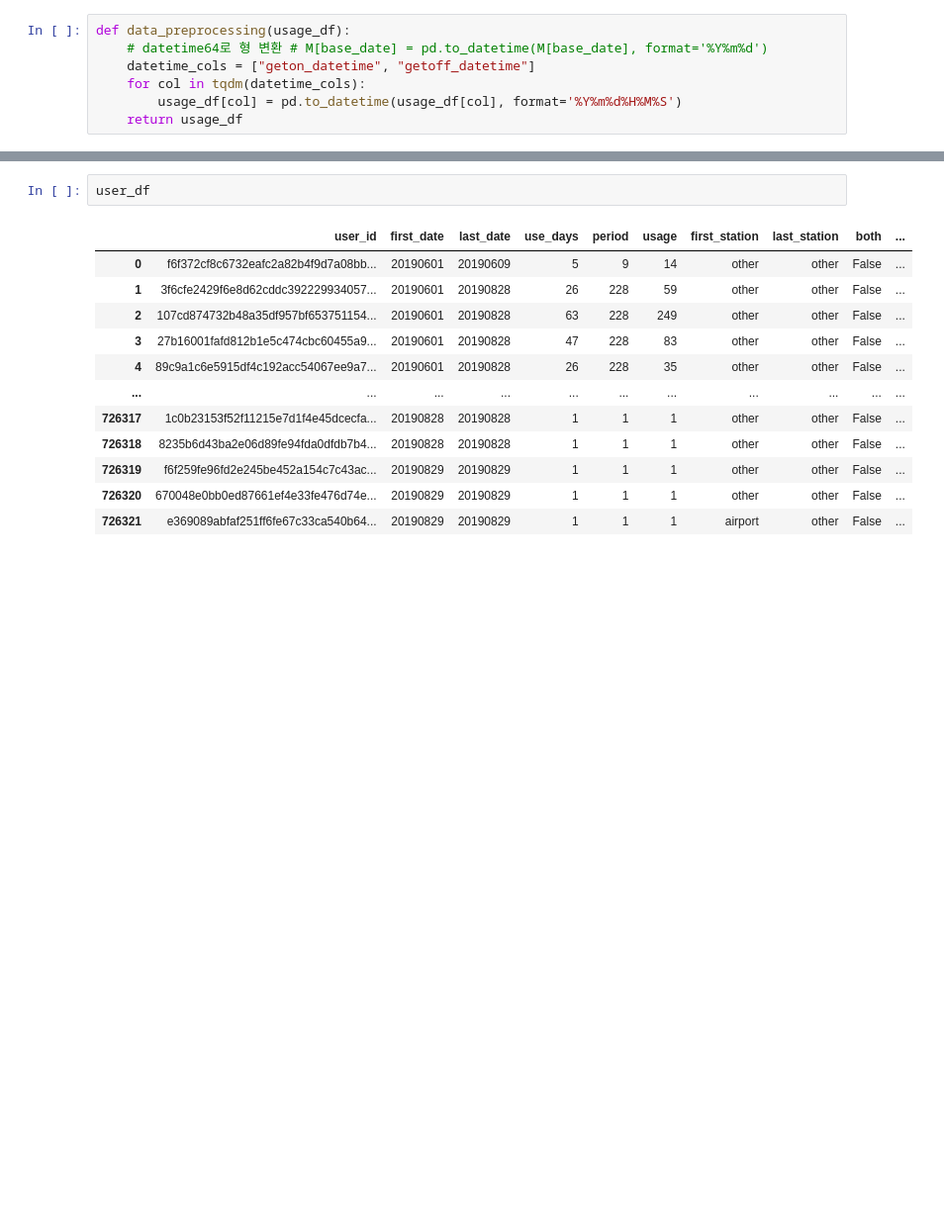
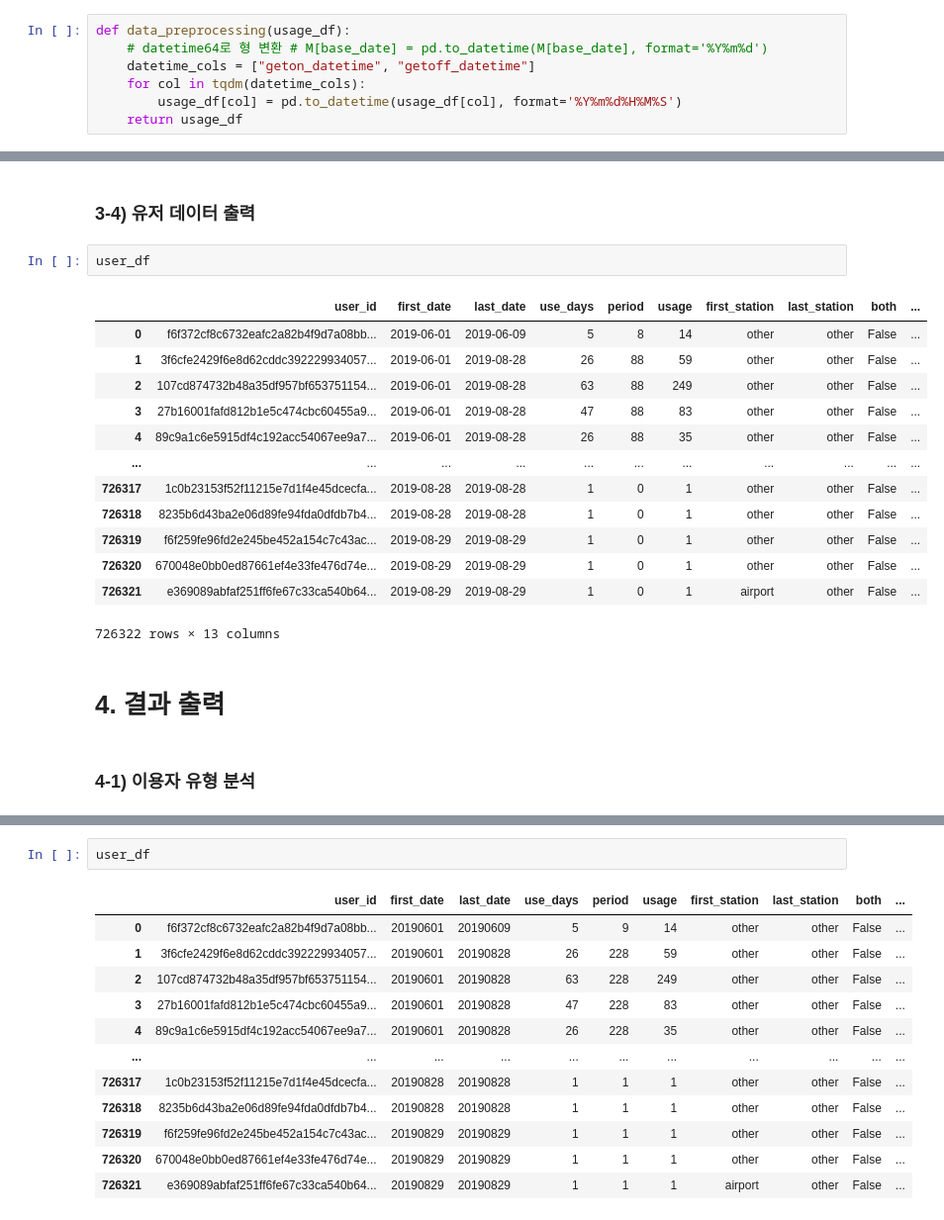
Before and after one commit to hoonisone/2020_jeju-bus-tag_data-analysis, a Jupyter notebook: 1. 사용자 정보 추출.ipynb, the cells around one changed output, grey strips where cells are left out. Shown: that part at 99% size. Saved outputs shown, nothing was run; the diff lists cells and outputs as text; blank space fills up the shorter version.

```diff
--- a/1. 사용자 정보 추출.ipynb
+++ b/1. 사용자 정보 추출.ipynb
@@ -213,0 +178,22 @@ plt.show()
+# %% [markdown]
+### 3-4) 유저 데이터 출력
+# %%
+user_df
+# %% [output]
+|  | user_id | first_date | last_date | use_days | period | usage | first_station | last_station | both | ... |
+| 0 | f6f372cf8c6732eafc2a82b4f9d7a08bb... | 2019-06-01 | 2019-06-09 | 5 | 8 | 14 | other | other | False | ... |
+| 1 | 3f6cfe2429f6e8d62cddc392229934057... | 2019-06-01 | 2019-08-28 | 26 | 88 | 59 | other | other | False | ... |
+| 2 | 107cd874732b48a35df957bf653751154... | 2019-06-01 | 2019-08-28 | 63 | 88 | 249 | other | other | False | ... |
+| 3 | 27b16001fafd812b1e5c474cbc60455a9... | 2019-06-01 | 2019-08-28 | 47 | 88 | 83 | other | other | False | ... |
+| 4 | 89c9a1c6e5915df4c192acc54067ee9a7... | 2019-06-01 | 2019-08-28 | 26 | 88 | 35 | other | other | False | ... |
+| ... | ... | ... | ... | ... | ... | ... | ... | ... | ... | ... |
+| 726317 | 1c0b23153f52f11215e7d1f4e45dcecfa... | 2019-08-28 | 2019-08-28 | 1 | 0 | 1 | other | other | False | ... |
+| 726318 | 8235b6d43ba2e06d89fe94fda0dfdb7b4... | 2019-08-28 | 2019-08-28 | 1 | 0 | 1 | other | other | False | ... |
+| 726319 | f6f259fe96fd2e245be452a154c7c43ac... | 2019-08-29 | 2019-08-29 | 1 | 0 | 1 | other | other | False | ... |
+| 726320 | 670048e0bb0ed87661ef4e33fe476d74e... | 2019-08-29 | 2019-08-29 | 1 | 0 | 1 | other | other | False | ... |
+| 726321 | e369089abfaf251ff6fe67c33ca540b64... | 2019-08-29 | 2019-08-29 | 1 | 0 | 1 | airport | other | False | ... |
+726322 rows × 13 columns
+# %% [markdown]
+# 4. 결과 출력
+# %% [markdown]
+### 4-1) 이용자 유형 분석
```
Also changed, not shown: parts of 47 cells of this notebook, 1 other file.
